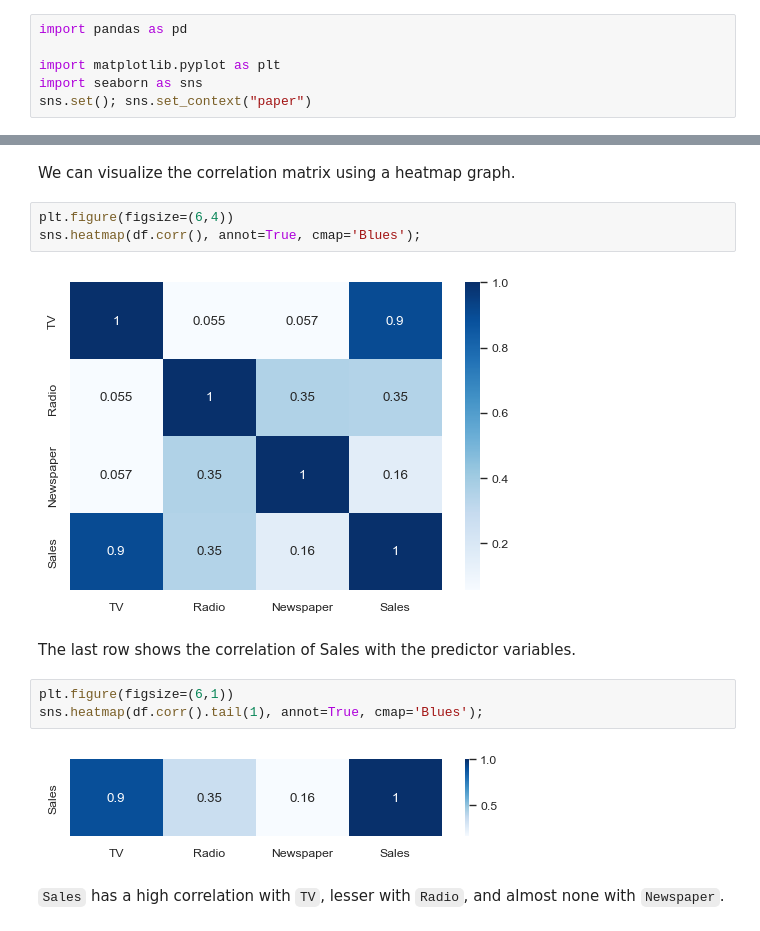
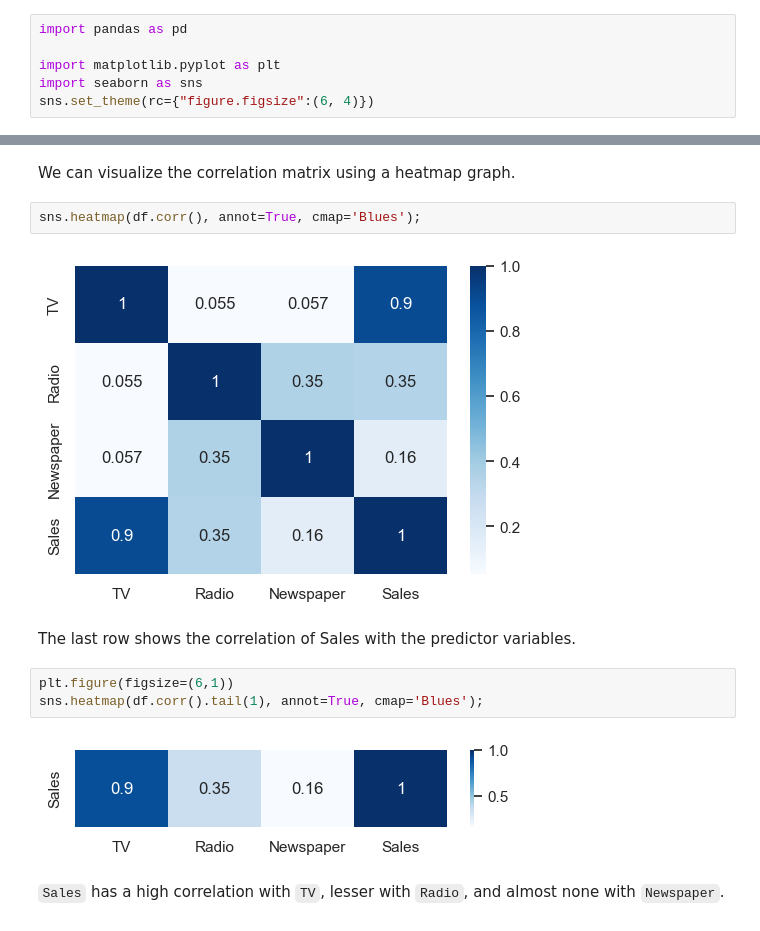
Before and after one commit to Goliath-Research/Machine-Learning, a Jupyter notebook: Regression/3-MultReg.ipynb, the cells around one changed output, grey strips where cells are left out. Cells and saved outputs as stored; diff of their text form.

```diff
--- a/Regression/3-MultReg.ipynb
+++ b/Regression/3-MultReg.ipynb
@@ -22,7 +22,7 @@ import pandas as pd
 
 import matplotlib.pyplot as plt
 import seaborn as sns
-sns.set(); sns.set_context("paper")
+sns.set_theme(rc={"figure.figsize":(6, 4)})
 # %%
 from sklearn import linear_model
 from sklearn.model_selection import train_test_split
@@ -98,17 +98,16 @@ sns.boxenplot(data = y).set(title="Target Variable");
 # %% [markdown]
 We can visualize the correlation matrix using a heatmap graph.
 # %%
-plt.figure(figsize=(6,4))
 sns.heatmap(df.corr(), annot=True, cmap='Blues');
 # %% [output]
-[figure, old version]
+[figure, new version]
 # %% [markdown]
 The last row shows the correlation of Sales with the predictor variables.
 # %%
 plt.figure(figsize=(6,1))
 sns.heatmap(df.corr().tail(1), annot=True, cmap='Blues');
 # %% [output]
-[figure, old version]
+[figure, new version]
 # %% [markdown]
 `Sales` has a high correlation with `TV`, lesser with `Radio`, and almost none with `Newspaper`.
 # %%
```
Also changed, not shown: parts of 18 cells of this notebook, 7 other files.
